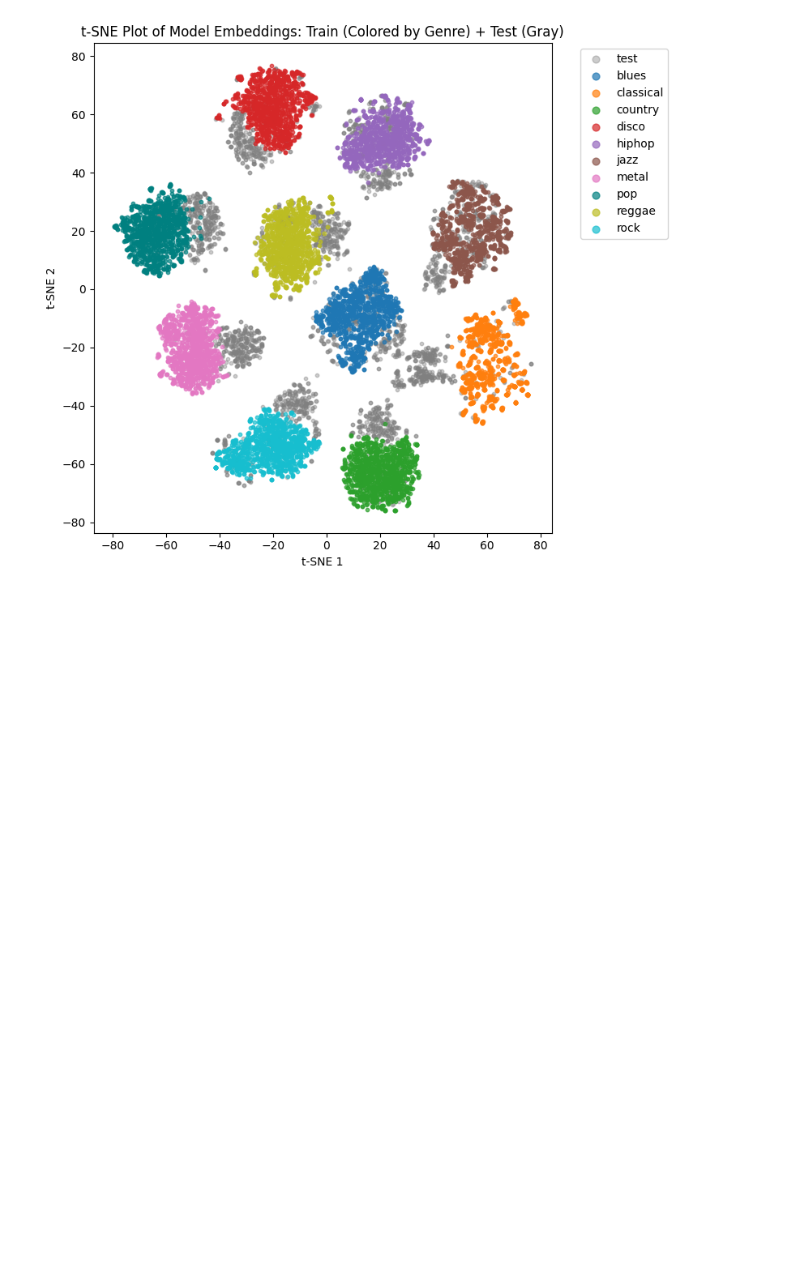
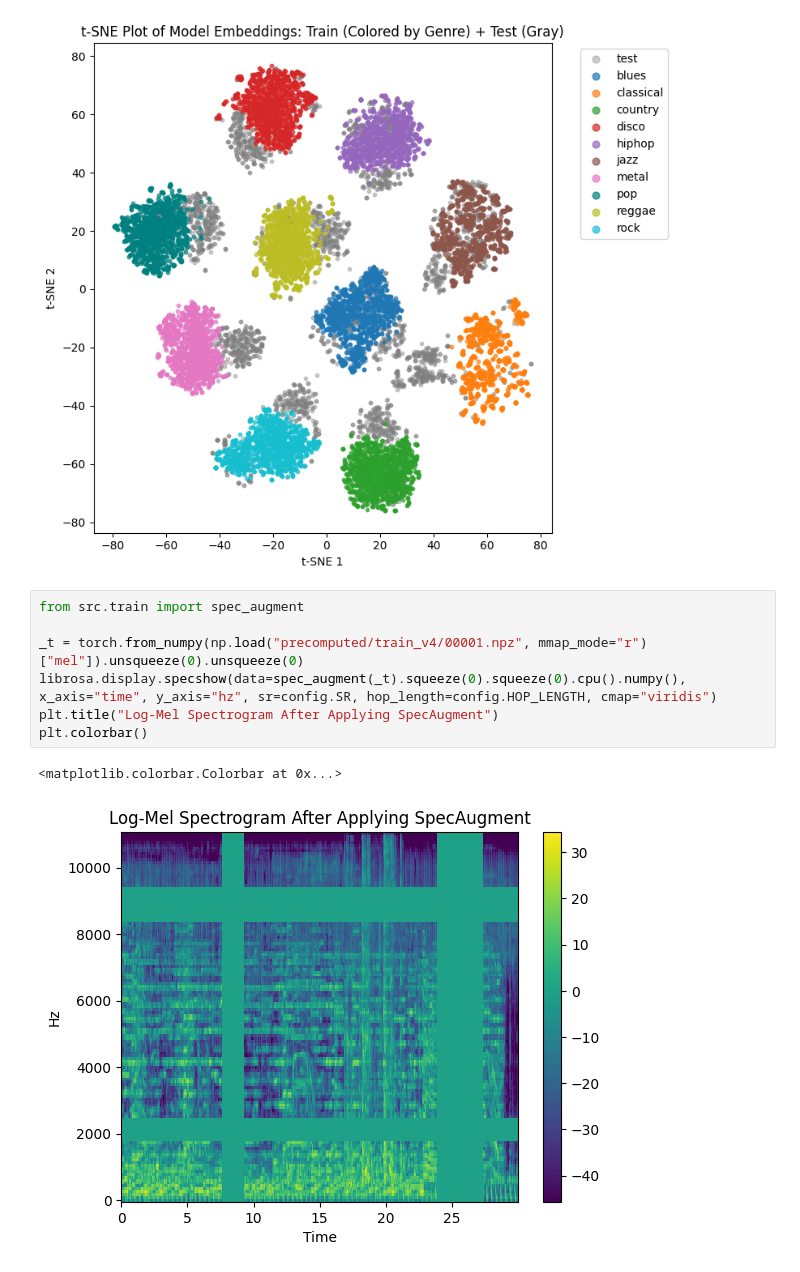
Before and after one commit to 24f2008014/dl-genai-project-26-t1, a Jupyter notebook: notebooks/eda.ipynb, the cells around one changed output. Cells and saved outputs as stored; diff of their text form; blank space fills up the shorter version.

```diff
--- a/notebooks/eda.ipynb
+++ b/notebooks/eda.ipynb
@@ -533,3 +528,13 @@ plt.tight_layout()
 plt.show()
 # %% [output]
 [figure]
+# %%
+from src.train import spec_augment
+
+_t = torch.from_numpy(np.load("precomputed/train_v4/00001.npz", mmap_mode="r")["mel"]).unsqueeze(0).unsqueeze(0)
+librosa.display.specshow(data=spec_augment(_t).squeeze(0).squeeze(0).cpu().numpy(), x_axis="time", y_axis="hz", sr=config.SR, hop_length=config.HOP_LENGTH, cmap="viridis")
+plt.title("Log-Mel Spectrogram After Applying SpecAugment")
+plt.colorbar()
+# %% [output]
+<matplotlib.colorbar.Colorbar at 0x...>
+[figure, added]
```
Also changed, not shown: parts of 6 cells of this notebook.
